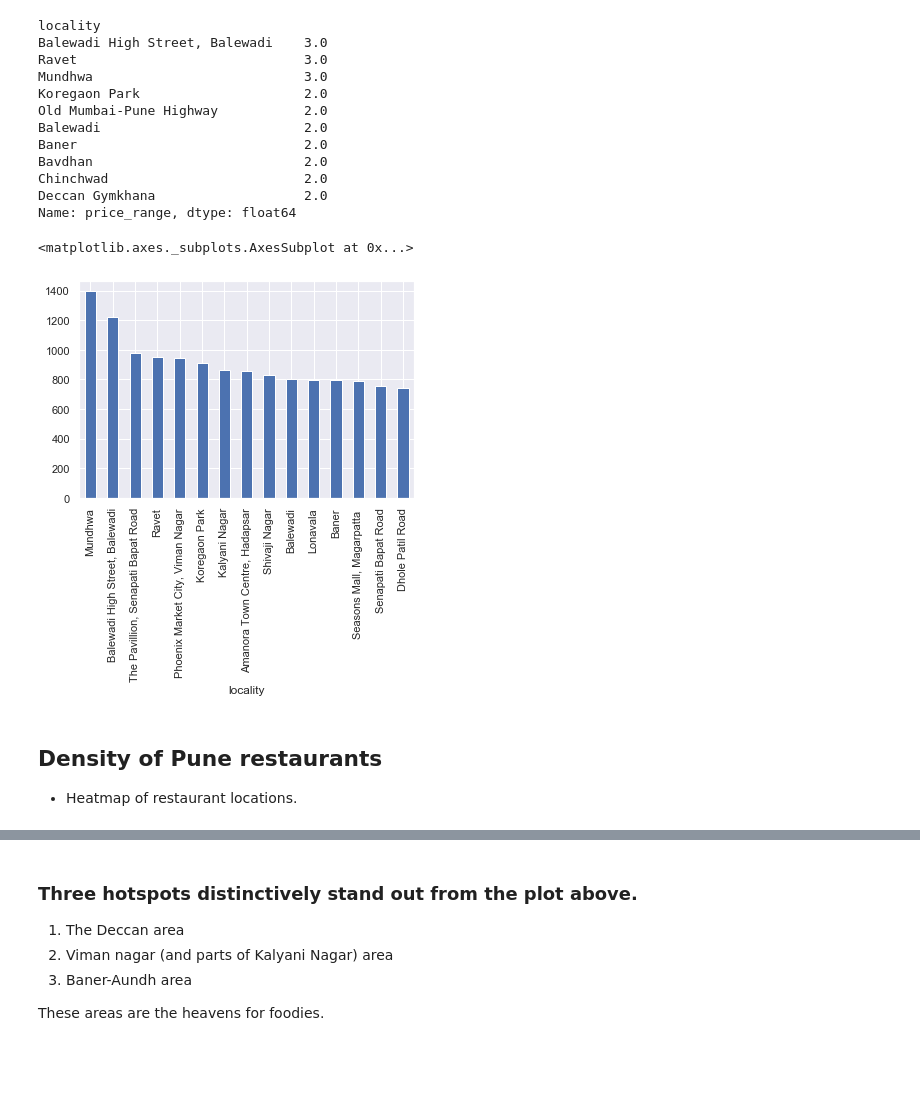
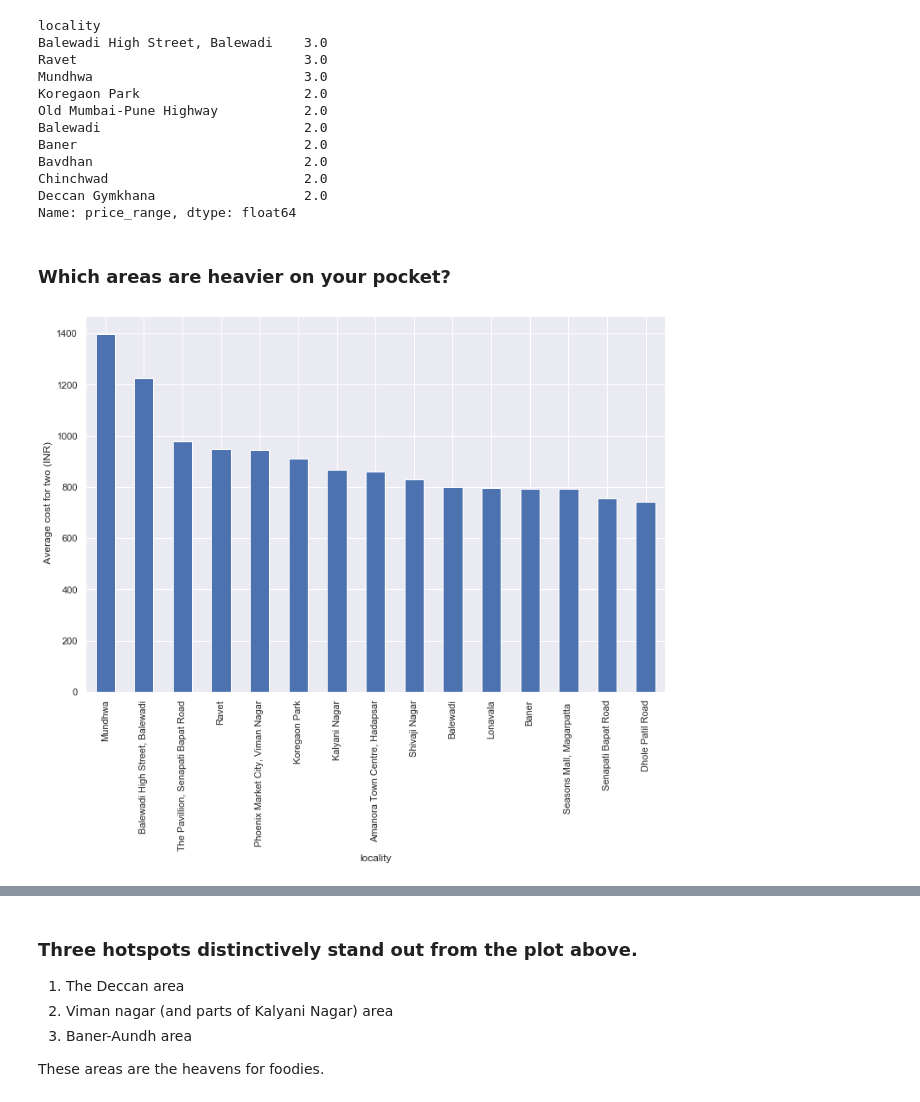
Before and after one commit to dsanyal/Zomato_dataset_EDA, a Jupyter notebook: zomato_EDA.ipynb, the cells around one changed output, grey strips where cells are left out. Cells and saved outputs as stored; diff of their text form; code cells hidden in the pictures; blank space fills up the shorter version.

```diff
--- a/zomato_EDA.ipynb
+++ b/zomato_EDA.ipynb
@@ -282,6 +266,2 @@ _ = plt.xlabel('Average cost for two (INR)')
 # %% [markdown]
 ### Takeaway and delivery support
-# %%
-map_binary = {1:1, -1:0}
-pune_data.loc[:, 'delivery'] = pune_data['delivery'].copy().replace(map_binary)
-pune_data.loc[:, 'takeaway'] = pune_data['takeaway'].copy().replace(map_binary)
@@ -403,9 +429,9 @@ pune_data.groupby('locality')['average_cost_for_two']
+# %% [markdown]
+### Which areas are heavier on your pocket?
 # %%
-pune_data.groupby('locality')['average_cost_for_two'].apply(lambda grp: grp.mean() if len(grp) >10 else None).sort_values(ascending = False)[:15].plot.bar()
-#_ = pune_data.locality.value_counts()[:10].plot.bar()
+# Only select those localities which have more than 10 entries
+plt.figure(figsize = (12,8))
+_ = pune_data.groupby('locality')['average_cost_for_two'].apply(lambda grp: grp.mean() if len(grp) >10 else None).sort_values(ascending = False)[:15].plot.bar()
+_ = plt.ylabel(' Average cost for two (INR)')
 # %% [output]
-<matplotlib.axes._subplots.AxesSubplot at 0x...>
-[figure, old version]
+[figure, new version]
-# %% [markdown]
-## Density of Pune restaurants
-- Heatmap of restaurant locations.
```
Also changed, not shown: parts of 43 cells of this notebook.
